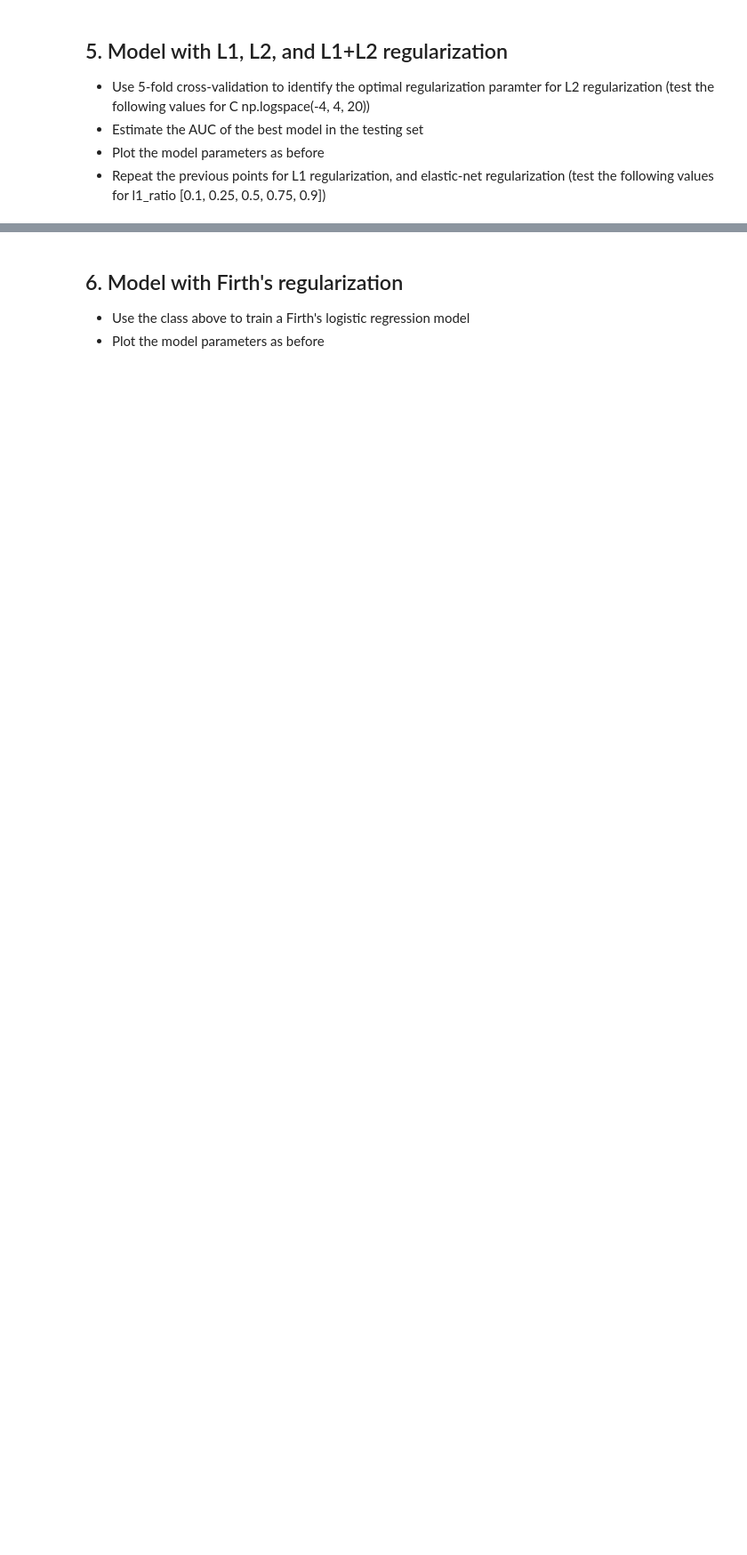
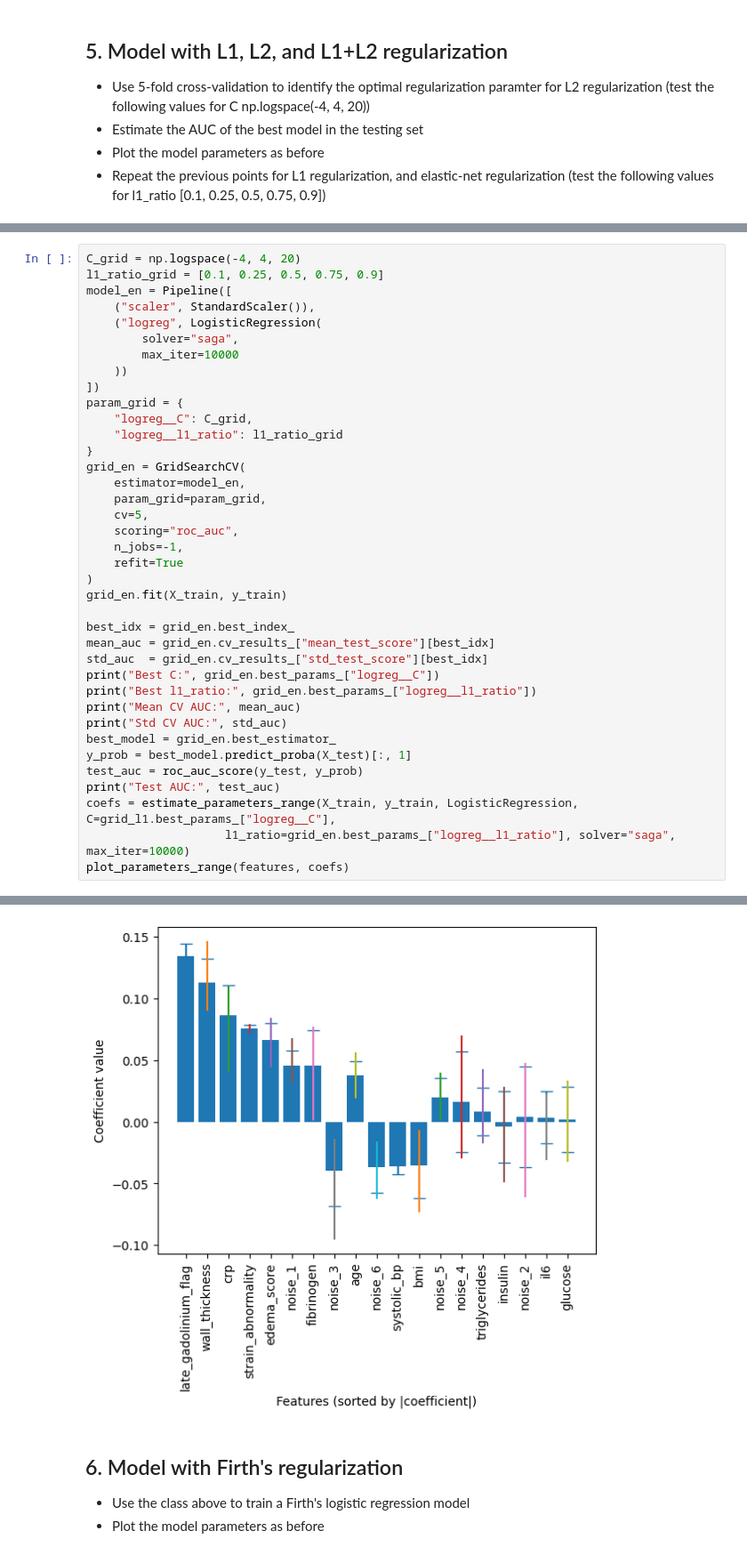
Before and after one commit to MatteoBaraldi/Machine-Learning-for-Bioengineering, a Jupyter notebook: MOD-2/03_classification/exercise_regularization.ipynb, the cells around one changed output, grey strips where cells are left out. Shown at 89% size. Drawn from its saved outputs; the diff is of its cells as text; blank space fills up the shorter version.

```diff
--- a/MOD-2/03_classification/exercise_regularization.ipynb
+++ b/MOD-2/03_classification/exercise_regularization.ipynb
@@ -282,0 +417,39 @@ class FirthLogisticRegression(BaseEstimator, ClassifierMixin):
+# %%
+C_grid = np.logspace(-4, 4, 20)
+l1_ratio_grid = [0.1, 0.25, 0.5, 0.75, 0.9]
+model_en = Pipeline([
+    ("scaler", StandardScaler()),
+    ("logreg", LogisticRegression(
+        solver="saga",
+        max_iter=10000
+    ))
+])
+param_grid = {
+    "logreg__C": C_grid,
+    "logreg__l1_ratio": l1_ratio_grid
+}
+grid_en = GridSearchCV(
+    estimator=model_en,
+    param_grid=param_grid,
+    cv=5,
+    scoring="roc_auc",
+    n_jobs=-1,
+    refit=True
+)
+grid_en.fit(X_train, y_train)
+
+best_idx = grid_en.best_index_
+mean_auc = grid_en.cv_results_["mean_test_score"][best_idx]
+std_auc  = grid_en.cv_results_["std_test_score"][best_idx]
+print("Best C:", grid_en.best_params_["logreg__C"])
+print("Best l1_ratio:", grid_en.best_params_["logreg__l1_ratio"])
+print("Mean CV AUC:", mean_auc)
+print("Std CV AUC:", std_auc)
+best_model = grid_en.best_estimator_
+y_prob = best_model.predict_proba(X_test)[:, 1]
+test_auc = roc_auc_score(y_test, y_prob)
+print("Test AUC:", test_auc)
+coefs = estimate_parameters_range(X_train, y_train, LogisticRegression, C=grid_l1.best_params_["logreg__C"],
+                    l1_ratio=grid_en.best_params_["logreg__l1_ratio"], solver="saga", max_iter=10000)
+plot_parameters_range(features, coefs)
+# %% [output]
@@ -283,3 +461,4 @@ class FirthLogisticRegression(BaseEstimator, ClassifierMixin):
+[figure, added]
 # %% [markdown]
 ## 6. Model with Firth's regularization
 
```
Also changed, not shown: parts of 11 cells of this notebook.
